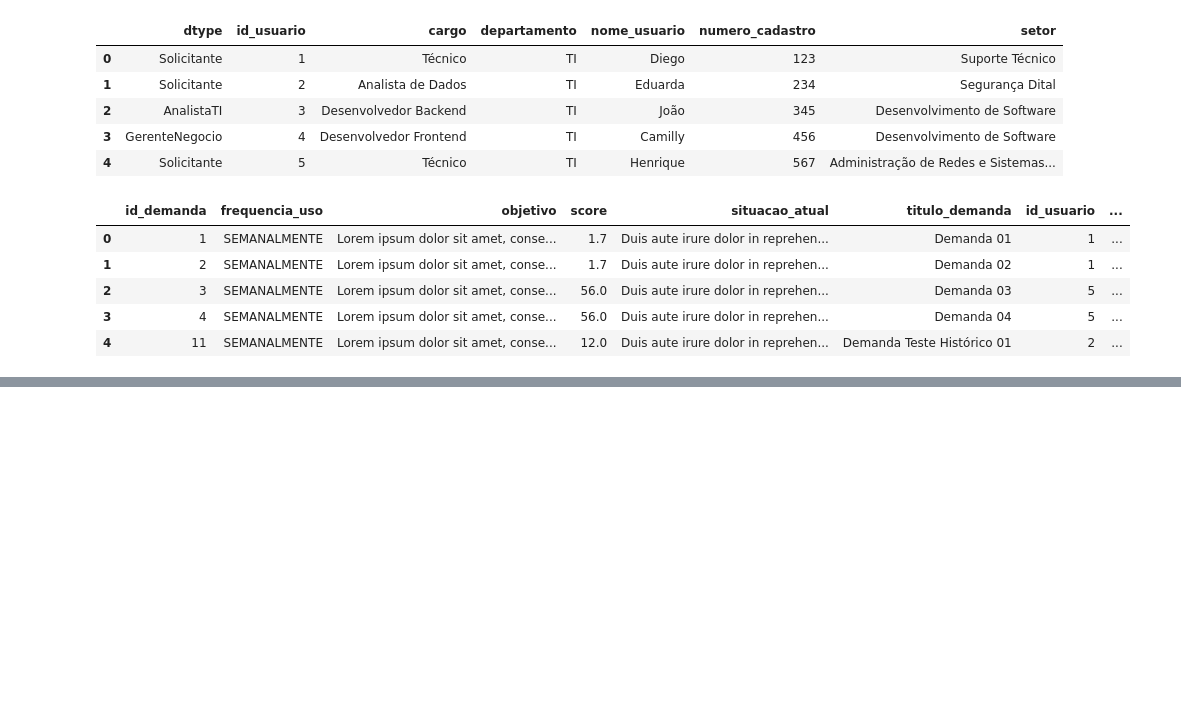
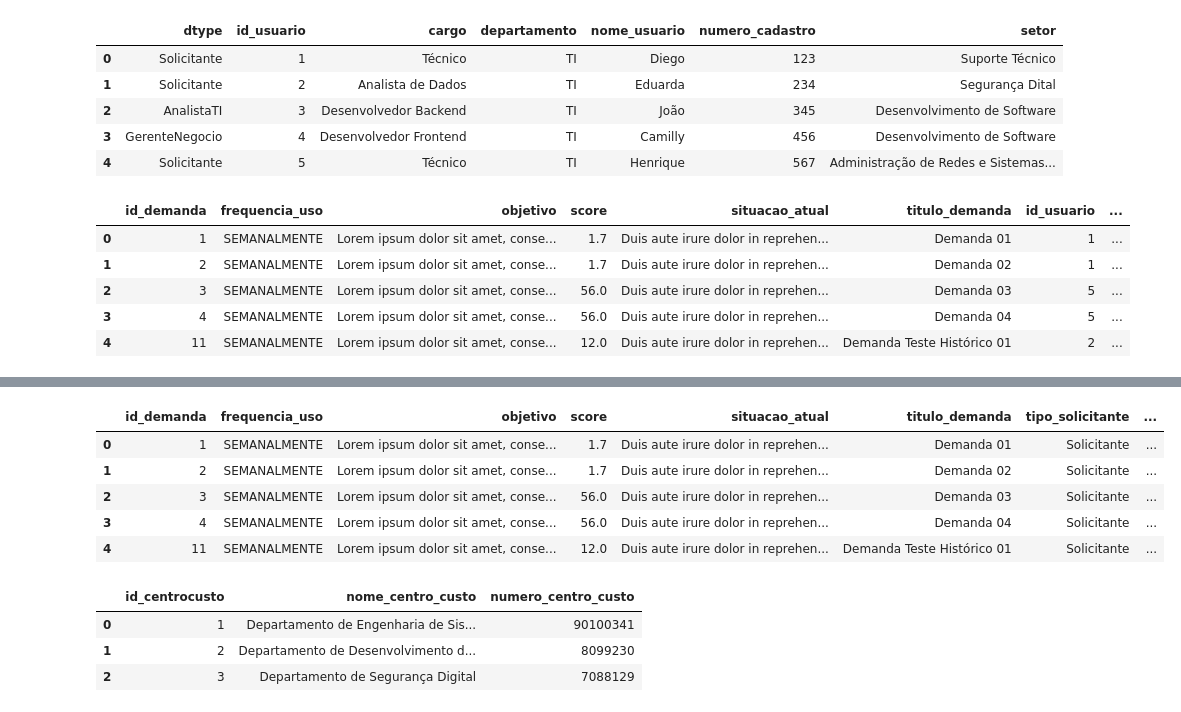
Before and after one commit to joaoHMeireles/SADEDataEngineering, a Jupyter notebook: modelos_tratamento_de_dados/tratamento_inicial.ipynb, the cells around one changed output, grey strips where cells are left out. Saved outputs shown, nothing was run; the diff lists cells and outputs as text; code cells hidden in the pictures; blank space fills up the shorter version.

```diff
--- a/modelos_tratamento_de_dados/tratamento_inicial.ipynb
+++ b/modelos_tratamento_de_dados/tratamento_inicial.ipynb
@@ -84,3 +60,5 @@ demandas.head()
 | 2 | 3 | SEMANALMENTE | Lorem ipsum dolor sit amet, conse... | 56.0 | Duis aute irure dolor in reprehen... | Demanda 03 | 5 | ... |
 | 3 | 4 | SEMANALMENTE | Lorem ipsum dolor sit amet, conse... | 56.0 | Duis aute irure dolor in reprehen... | Demanda 04 | 5 | ... |
 | 4 | 11 | SEMANALMENTE | Lorem ipsum dolor sit amet, conse... | 12.0 | Duis aute irure dolor in reprehen... | Demanda Teste Histórico 01 | 2 | ... |
+# %%
+demandas.drop(columns=["id_usuario"], inplace=True)
@@ -86,0 +74,78 @@ demandas.head()
+# %%
+def converter_valor(valor_puro, moeda):
+    cotacao = 1
+
+    if moeda == "DOLAR":
+        cotacao = 4.78
+    elif moeda == "EURO":
+        cotacao = 5.22
+
+    return valor_puro * cotacao
+# %%
+qtd_beneficio_real = []
+qtd_beneficio_potencial = []
+qtd_beneficio_qualitativo = []
+valor_total_beneficios_reais = []
+valor_total_beneficios_potenciais = []
+descricao_beneficios = []
+
+for index, demanda in demandas.iterrows():
+    beneficios = beneficiosDemanda.loc[beneficiosDemanda.id_demanda == demanda.id_demanda]
+    qtd_real = 0
+    qtd_potencial = 0
+    qtd_qualitativo = 0
+    valor_total_real = 0.0
+    valor_total_potencial = 0.0
+    descricao_beneficios_demanda = ""
+
+    for index, beneficio in beneficios.iterrows():
+        tipo = beneficio.tipo_beneficio
+
+        if tipo == "QUALITATIVO":
+            qtd_qualitativo += 1
+        elif tipo == "REAL":
+            if np.isnan(beneficio.valor):
+                continue
+
+            qtd_real += 1
+            valor_total_real += converter_valor(beneficio.valor, beneficio.moeda)
+        elif tipo == "POTENCIAL":
+            if np.isnan(beneficio.valor):
+                continue
+
+            qtd_potencial += 1
+            valor_total_potencial += converter_valor(beneficio.valor, beneficio.moeda)
+
+        descricao_beneficios_demanda += "\n " + beneficio.descricao
+
+
+    qtd_beneficio_real.append(qtd_real)
+    qtd_beneficio_potencial.append(qtd_potencial)
+    qtd_beneficio_qualitativo.append(qtd_qualitativo)
+    valor_total_beneficios_reais.append(valor_total_real)
+    valor_total_beneficios_potenciais.append(valor_total_potencial)
+    descricao_beneficios.append(descricao_beneficios_demanda)
+
+
+demandas["qtd_beneficio_real"] = qtd_beneficio_real
+demandas["qtd_beneficio_potencial"] = qtd_beneficio_potencial
+demandas["qtd_beneficio_qualitativo"] = qtd_beneficio_qualitativo
+demandas["valor_total_beneficios_reais (BRL)"] = valor_total_beneficios_reais
+demandas["valor_total_beneficios_potenciais (BRL)"] = valor_total_beneficios_potenciais
+demandas["descricao_beneficios (BRL)"] = descricao_beneficios
+
+demandas.head()
+# %% [output]
+|  | id_demanda | frequencia_uso | objetivo | score | situacao_atual | titulo_demanda | tipo_solicitante | ... |
+| 0 | 1 | SEMANALMENTE | Lorem ipsum dolor sit amet, conse... | 1.7 | Duis aute irure dolor in reprehen... | Demanda 01 | Solicitante | ... |
+| 1 | 2 | SEMANALMENTE | Lorem ipsum dolor sit amet, conse... | 1.7 | Duis aute irure dolor in reprehen... | Demanda 02 | Solicitante | ... |
+| 2 | 3 | SEMANALMENTE | Lorem ipsum dolor sit amet, conse... | 56.0 | Duis aute irure dolor in reprehen... | Demanda 03 | Solicitante | ... |
+| 3 | 4 | SEMANALMENTE | Lorem ipsum dolor sit amet, conse... | 56.0 | Duis aute irure dolor in reprehen... | Demanda 04 | Solicitante | ... |
+| 4 | 11 | SEMANALMENTE | Lorem ipsum dolor sit amet, conse... | 12.0 | Duis aute irure dolor in reprehen... | Demanda Teste Histórico 01 | Solicitante | ... |
+# %%
+CCs
+# %% [output]
+|  | id_centrocusto | nome_centro_custo | numero_centro_custo |
+| 0 | 1 | Departamento de Engenharia de Sis... | 90100341 |
+| 1 | 2 | Departamento de Desenvolvimento d... | 8099230 |
+| 2 | 3 | Departamento de Segurança Digital | 7088129 |
```
Also changed, not shown: parts of 6 cells of this notebook.
